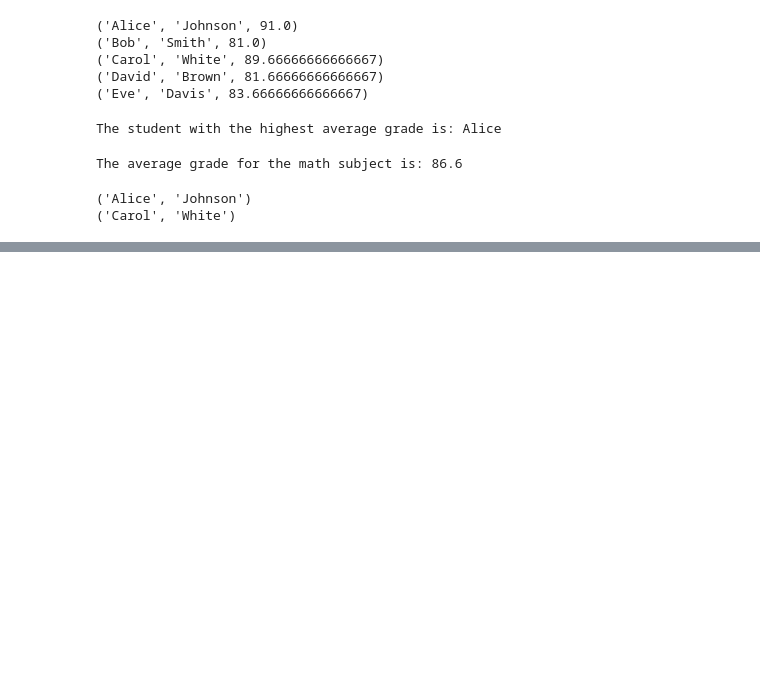
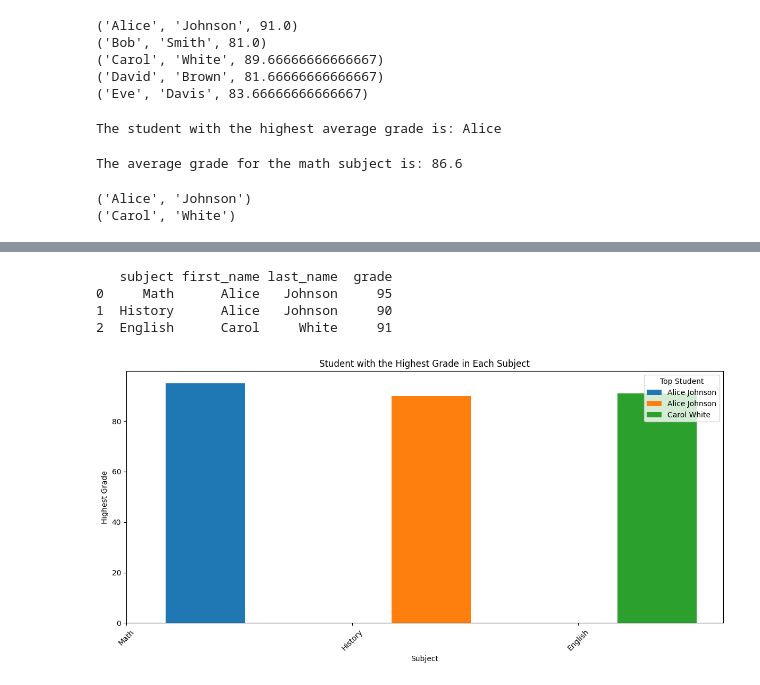
Before and after one commit to fourfeatherz/DS2002F24, a Jupyter notebook: python/sqlite_ds2002.ipynb, the cells around one changed output, grey strips where cells are left out. Drawn from its saved outputs; the diff is of its cells as text; code cells hidden in the pictures; blank space fills up the shorter version.

```diff
--- a/python/sqlite_ds2002.ipynb
+++ b/python/sqlite_ds2002.ipynb
@@ -691,0 +751,58 @@ for row in gradesabove90:
+# %%
+import pandas as pd
+import sqlite3
+
+# Connect to the SQLite database
+connectionhw = sqlite3.connect('student_grades.db')
+
+# Execute the query and load the result into a DataFrame
+query = '''
+WITH MaxGrades AS (
+    SELECT subject, MAX(grade) AS max_grade
+    FROM grades
+    GROUP BY subject
+)
+SELECT g.subject, s.first_name, s.last_name, g.grade
+FROM MaxGrades mg
+JOIN grades g ON mg.subject = g.subject AND mg.max_grade = g.grade
+JOIN students s ON g.student_id = s.student_id
+'''
+
+highest_grades_df = pd.read_sql_query(query, connectionhw)
+print(highest_grades_df)
+import matplotlib.pyplot as plt
+
+# Create a grouped bar chart
+plt.figure(figsize=(12, 6))
+
+# Get unique subjects
+subjects = highest_grades_df['subject'].unique()
+
+# Number of subjects
+n_subjects = len(subjects)
+
+# Set positions for the bars
+bar_width = 0.35
+index = range(n_subjects)
+
+# Plot bars
+for i, subject in enumerate(subjects):
+    subset = highest_grades_df[highest_grades_df['subject'] == subject]
+    plt.bar(index[i] + bar_width, subset['grade'].values[0], bar_width, label=f"{subset['first_name'].values[0]} {subset['last_name'].values[0]}")
+
+# Customize plot
+plt.xlabel('Subject')
+plt.ylabel('Highest Grade')
+plt.title('Student with the Highest Grade in Each Subject')
+plt.xticks(index, subjects, rotation=45)
+plt.legend(title='Top Student')
+plt.tight_layout()
+
+# Show plot
+plt.show()
+# %% [output]
+   subject first_name last_name  grade
+0     Math      Alice   Johnson     95
+1  History      Alice   Johnson     90
+2  English      Carol     White     91
+[figure, added]
```
Also changed, not shown: parts of 3 cells of this notebook.
